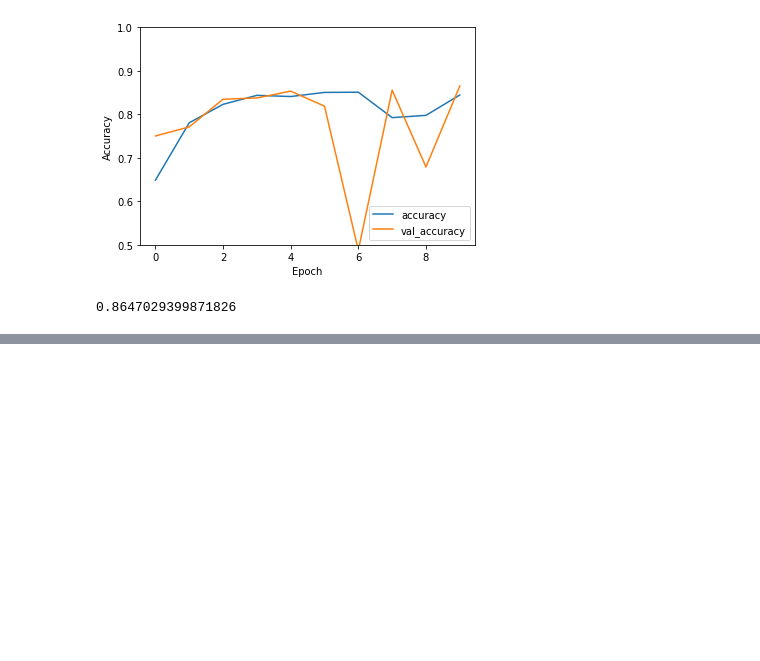
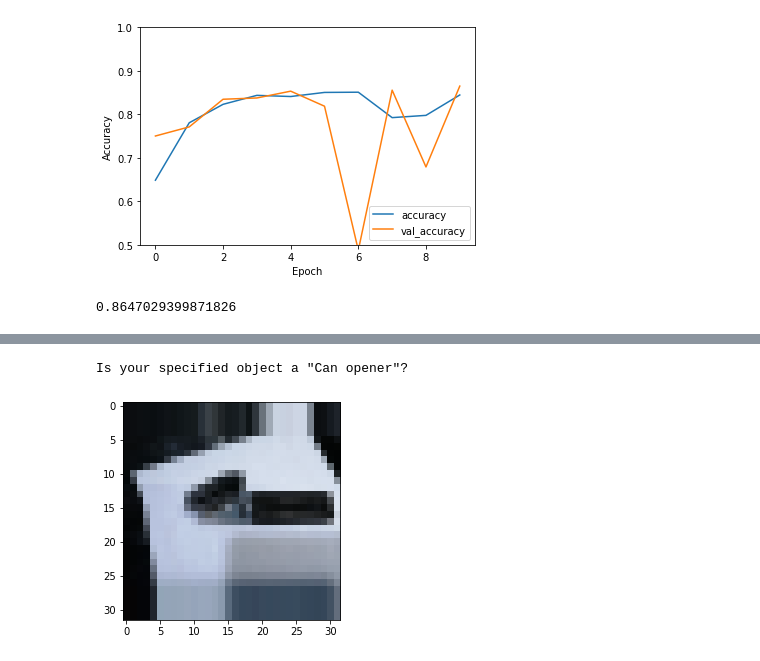
Before and after one commit to thecherry94/Projektarbeit-Kuenstliche-Intelligenz, a Jupyter notebook: CNN.ipynb, the cells around one changed output, grey strips where cells are left out. Saved outputs shown, nothing was run; the diff lists cells and outputs as text; code cells hidden in the pictures; blank space fills up the shorter version.

Commit message:
CNN Test für einzelne Bilder eingefügt

```diff
--- a/CNN.ipynb
+++ b/CNN.ipynb
@@ -149,0 +195,16 @@ INFO:tensorflow:Assets written to: models/test\assets
+# %%
+from DataAugmentation import resizeAndPad
+import cv2
+
+class_names = ['Bottle opener', 'Can opener', 'Cork screw', 'Multitool']
+file = resizeAndPad(cv2.imread(r'data/test/test2.jpg'), (32, 32))
+
+prediction = model.predict(np.array([file]))
+index_max = np.argmax(prediction)
+
+plt.imshow(file)
+
+print ('Is your specified object a "{}"?'.format(class_names[index_max]))
+# %% [output]
+Is your specified object a "Can opener"?
+[figure, added]
```
Also changed, not shown: parts of 8 cells of this notebook.
